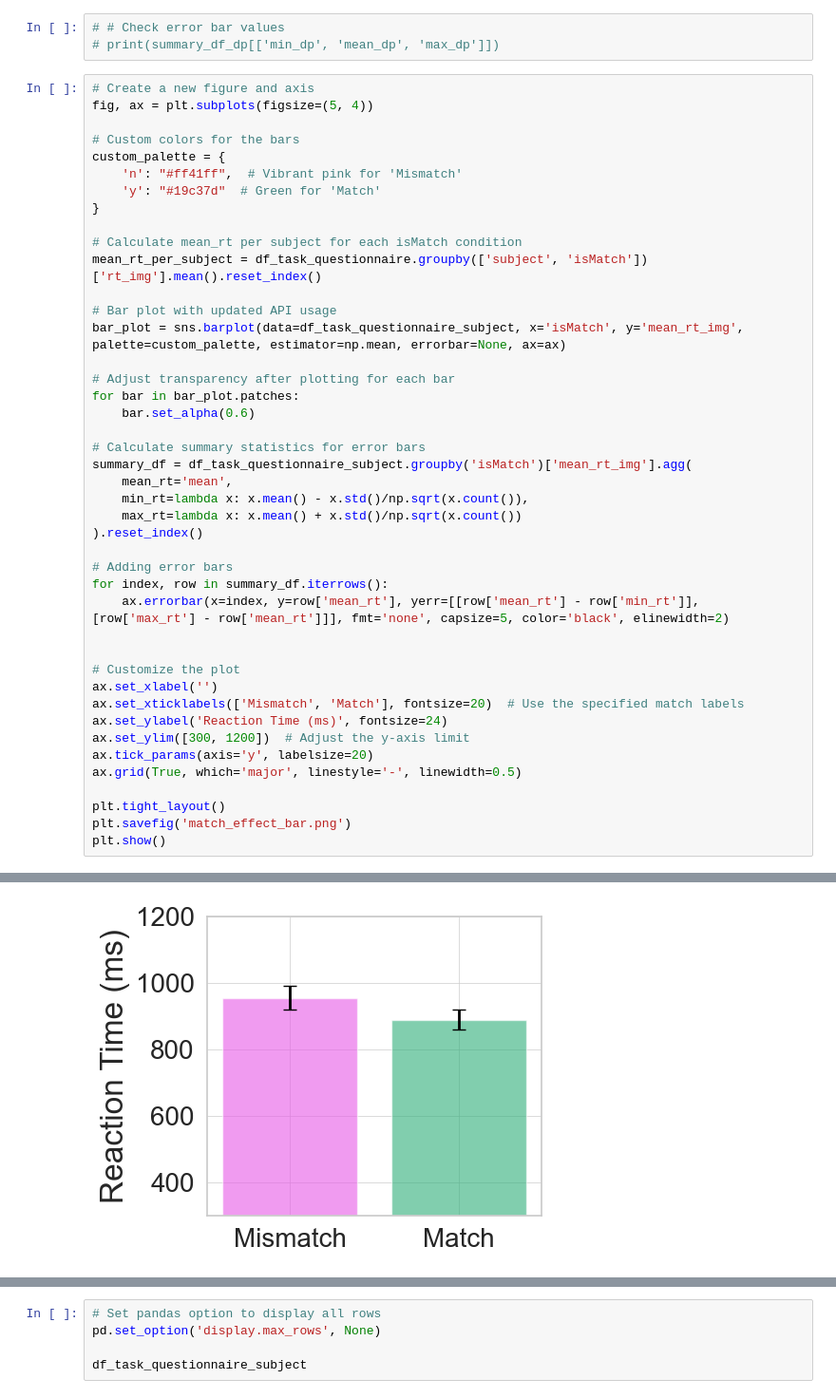
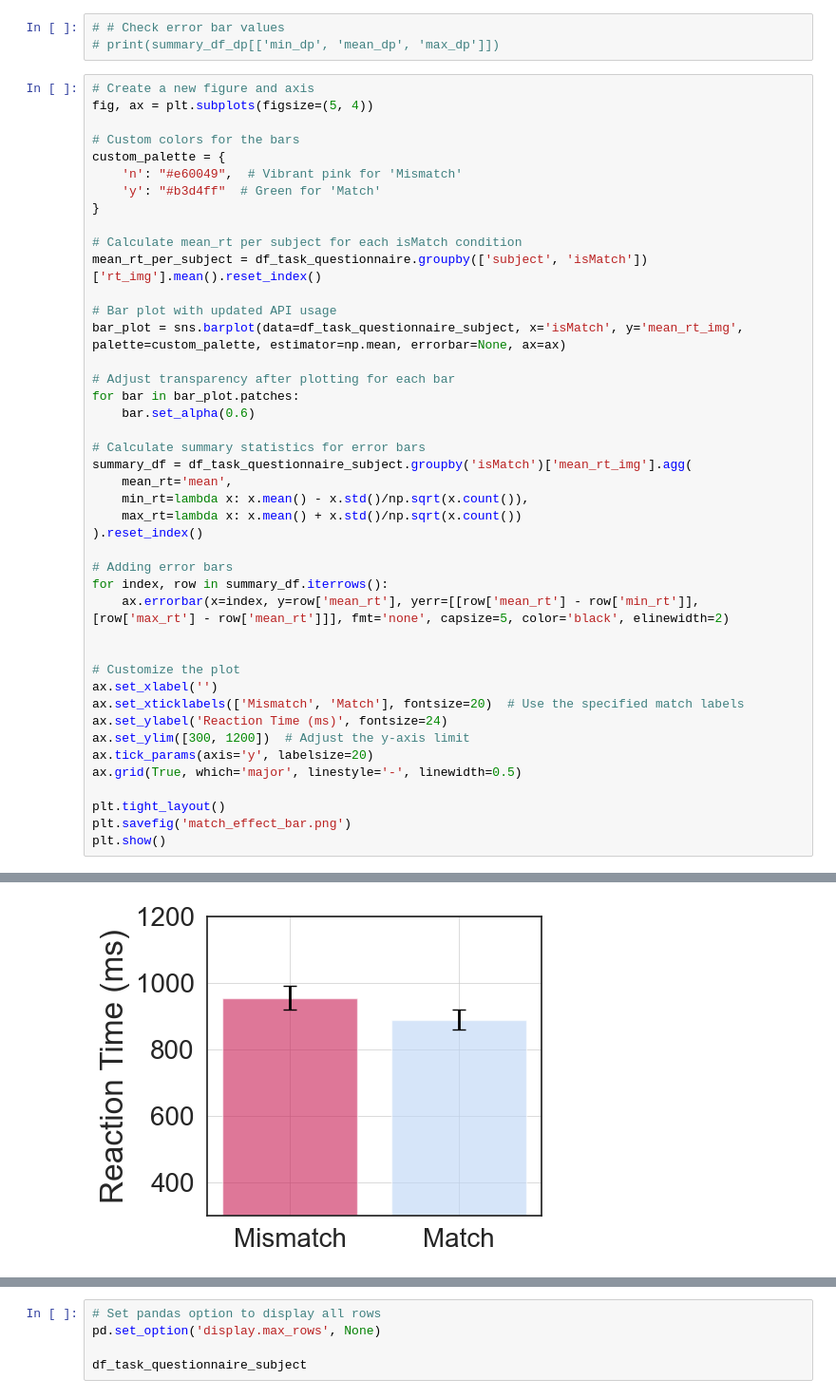
Before and after one commit to anachkhaidze/immediate_verification, a Jupyter notebook: analysis_2025/immediate-verification-2025.ipynb, the cells around one changed output, grey strips where cells are left out. Shown at 95% size. Cells and saved outputs as stored; diff of their text form.

```diff
--- a/analysis_2025/immediate-verification-2025.ipynb
+++ b/analysis_2025/immediate-verification-2025.ipynb
@@ -1297,8 +1526,8 @@ fig, ax = plt.subplots(figsize=(5, 4))
 
 # Custom colors for the bars
 custom_palette = {
-    'n': "#ff41ff",  # Vibrant pink for 'Mismatch'
-    'y': "#19c37d"  # Green for 'Match'
+    'n': "#e60049",  # Vibrant pink for 'Mismatch'
+    'y': "#b3d4ff"  # Green for 'Match'
 }
 
 # Calculate mean_rt per subject for each isMatch condition
@@ -1324,18 +1553,18 @@ for index, row in summary_df.iterrows():
 
 
 # Customize the plot
 ax.set_xlabel('')
 ax.set_xticklabels(['Mismatch', 'Match'], fontsize=20)  # Use the specified match labels
 ax.set_ylabel('Reaction Time (ms)', fontsize=24)
 ax.set_ylim([300, 1200])  # Adjust the y-axis limit
 ax.tick_params(axis='y', labelsize=20)
 ax.grid(True, which='major', linestyle='-', linewidth=0.5)
 
 plt.tight_layout()
 plt.savefig('match_effect_bar.png')
 plt.show()
 # %% [output]
 Passing `palette` without assigning `hue` is deprecated and will be removed in v0.14.0. Assign the `x` variable to `hue` and set `legend=False` for the same effect.
 
   bar_plot = sns.barplot(data=df_task_questionnaire_subject, x='isMatch', y='mean_rt_img', palette=custom_palette, estimator=np.mean, errorbar=None, ax=ax)
-[figure, old version]
+[figure, new version]
```
Also changed, not shown: parts of 43 cells of this notebook, 26 other files.
